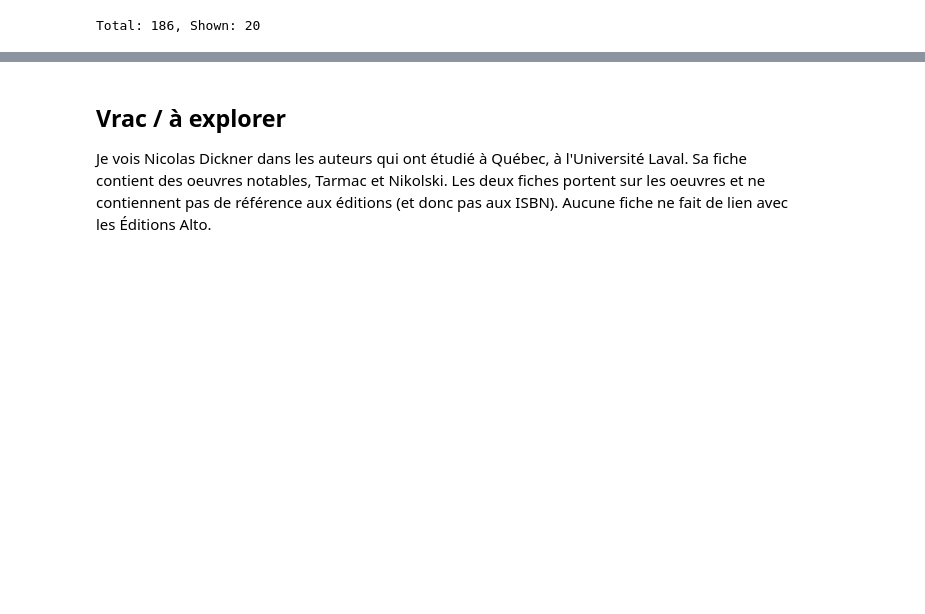
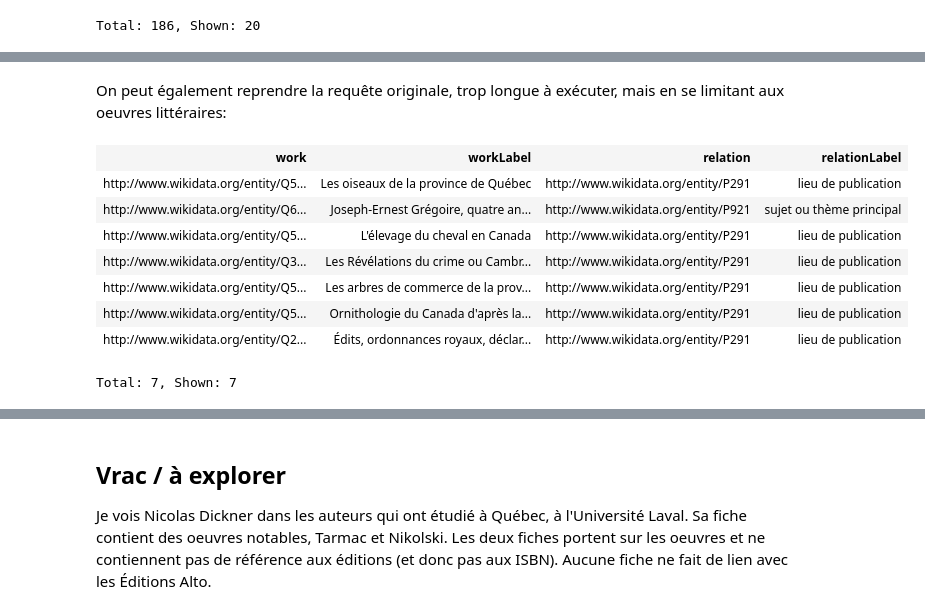
Before and after one commit to Projet-TAMIS/explo_wikidata, a Jupyter notebook: Wikidata et Québec.ipynb, the cells around one changed output, grey strips where cells are left out. Drawn from its saved outputs; the diff is of its cells as text; code cells hidden in the pictures; blank space fills up the shorter version.

```diff
--- a/Wikidata et Québec.ipynb
+++ b/Wikidata et Québec.ipynb
@@ -303,0 +351,21 @@ Total: 186, Shown: 20
+# %% [markdown]
+On peut également reprendre la requête originale, trop longue à exécuter, mais en se limitant aux oeuvres littéraires:
+# %%
+SELECT distinct ?work ?workLabel ?relation ?relationLabel
+WHERE
+{
+    ?work (wdt:P31/wdt:P279*) wd:Q7725634 .
+    ?work ?rel wd:Q2145 .
+    SERVICE wikibase:label { bd:serviceParam wikibase:language "[AUTO_LANGUAGE],fr,en". }
+    ?relation wikibase:directClaim ?rel .
+}
+# %% [output]
+| work | workLabel | relation | relationLabel |
+| http://www.wikidata.org/entity/Q5... | Les oiseaux de la province de Québec | http://www.wikidata.org/entity/P291 | lieu de publication |
+| http://www.wikidata.org/entity/Q6... | Joseph-Ernest Grégoire, quatre an... | http://www.wikidata.org/entity/P921 | sujet ou thème principal |
+| http://www.wikidata.org/entity/Q5... | L'élevage du cheval en Canada | http://www.wikidata.org/entity/P291 | lieu de publication |
+| http://www.wikidata.org/entity/Q3... | Les Révélations du crime ou Cambr... | http://www.wikidata.org/entity/P291 | lieu de publication |
+| http://www.wikidata.org/entity/Q5... | Les arbres de commerce de la prov... | http://www.wikidata.org/entity/P291 | lieu de publication |
+| http://www.wikidata.org/entity/Q5... | Ornithologie du Canada d'après la... | http://www.wikidata.org/entity/P291 | lieu de publication |
+| http://www.wikidata.org/entity/Q2... | Édits, ordonnances royaux, déclar... | http://www.wikidata.org/entity/P291 | lieu de publication |
+Total: 7, Shown: 7
```
Also changed, not shown: parts of 32 cells of this notebook.
